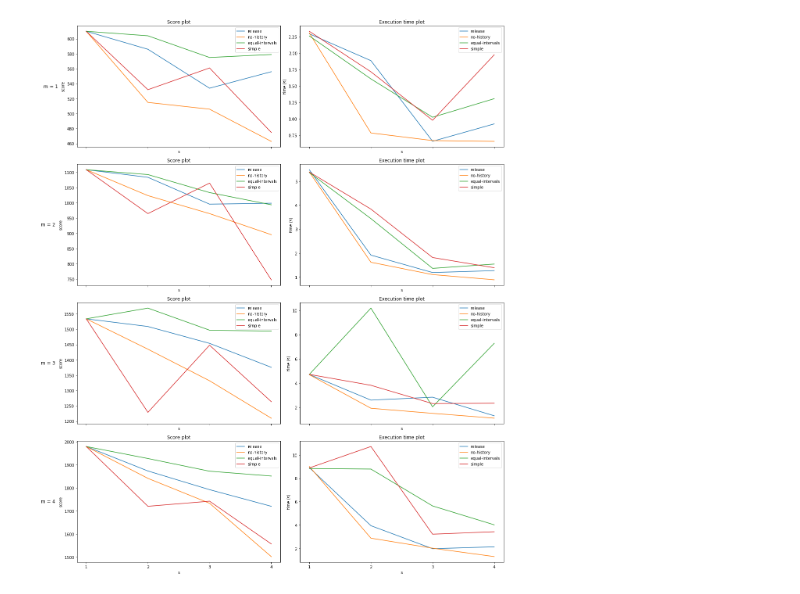
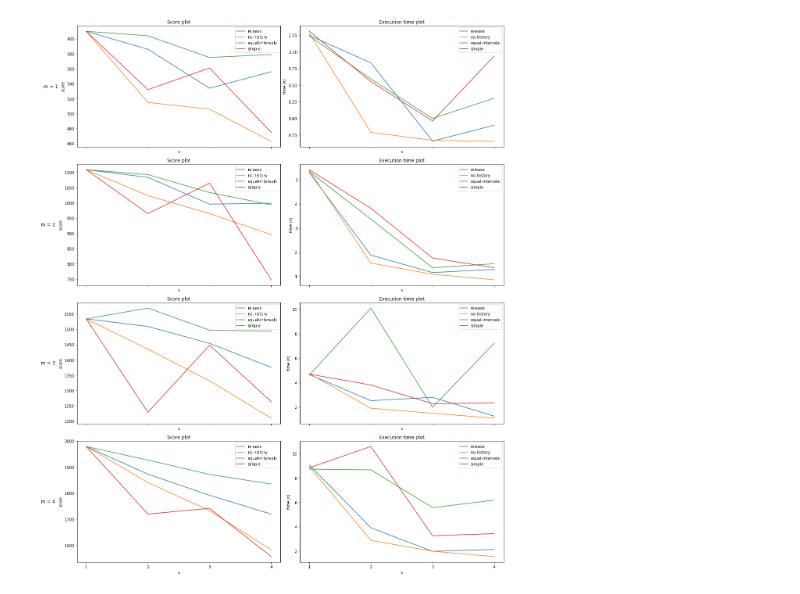
Before and after one commit to stathiskaps/PTOPTW, a Jupyter notebook: plotting.ipynb, the cells around one changed output. Cells and saved outputs as stored; diff of their text form; code cells hidden in the pictures.

Commit message:
improved documentation and plotting

```diff
--- a/plotting.ipynb
+++ b/plotting.ipynb
@@ -8,19 +64,29 @@ caption = caption = 'Figure 1: Comparison of score and execution time across s v
 # Create a figure with two subplots
 fig, axs = plt.subplots(4, 2, figsize=(18, 20), sharex=True)
 
+# Load the data from CSV files
+# Load the CSV files
+csv1 = pd.read_csv('./build/output/aws/release_benchmarks.csv', delimiter=',')
+csv2 = pd.read_csv('./build/output/aws/release-no-history_benchmarks.csv', delimiter=',')
+csv3 = pd.read_csv('./build/output/aws/release-equal-intervals_benchmarks.csv', delimiter=',')
+csv4 = pd.read_csv('./build/output/aws/release-simple_benchmarks.csv', delimiter=',')
+
 pad = 5
 
 for m in range(0, 4):
 
-    # Load the data from CSV files
-    filename1 = './build/output/aws/release/'+instance+'_'+str(m+1)+'.csv'
-    filename2 = './build/output/aws/release-no-history/'+instance+'_'+str(m+1)+'.csv'
-    filename3 = './build/output/aws/release-simple-intervals/'+instance+'_'+str(m+1)+'.csv'
-    filename4 = './build/output/aws/release-no-improvements/'+instance+'_'+str(m+1)+'.csv'
-    df1 = pd.read_csv(filename1)
-    df2 = pd.read_csv(filename2)
-    df3 = pd.read_csv(filename3)
-    df4 = pd.read_csv(filename4)
+    # Filter data for m=1
+    df1 = csv1.loc[csv1['m'] == m+1]
+    df2 = csv2.loc[csv2['m'] == m+1]
+    df3 = csv3.loc[csv3['m'] == m+1]
+    df4 = csv4.loc[csv4['m'] == m+1]
+
+    # Select data for the hardcoded instance
+    df1 = df1.loc[df1['instance'] == instance]
+    df2 = df2.loc[df2['instance'] == instance]
+    df3 = df3.loc[df3['instance'] == instance]
+    df4 = df4.loc[df4['instance'] == instance]
+
 
     # Plot the score data in the first subplot
     axs[m, 0].plot(df1['s'], df1['score'], label='release')
@@ -48,31 +114,31 @@ for m in range(0, 4):
     axs[m, 1].set_xticks(df1['s'].unique())
 
     axs[m, 0].set_xticks(df2['s'].unique())
     axs[m, 1].set_xticks(df2['s'].unique())
 
     axs[m, 0].set_xticks(df3['s'].unique())
     axs[m, 1].set_xticks(df3['s'].unique())
 
     axs[m, 0].set_xticks(df4['s'].unique())
     axs[m, 1].set_xticks(df4['s'].unique())
 
 
 rows = ['m = {}'.format(row) for row in range(1, 5)]
 
 for ax, row in zip(axs[:,0], rows):
     ax.annotate(row, xy=(0, 0.5), xytext=(-ax.yaxis.labelpad - pad, 0),
                 xycoords=ax.yaxis.label, textcoords='offset points',
                 size='large', ha='right', va='center')
 
 # Adjust the spacing between subplots
 fig.tight_layout()
 
 fig.subplots_adjust(left=0.15)
 
 # Show the plot
 plt.show()
 
 # Save the figure
 # fig.savefig('plot_m'+str(m)+'.png')
 # %% [output]
-[figure, old version]
+[figure, new version]
```
Also changed, not shown: parts of 1 cell of this notebook, 1 other file.
